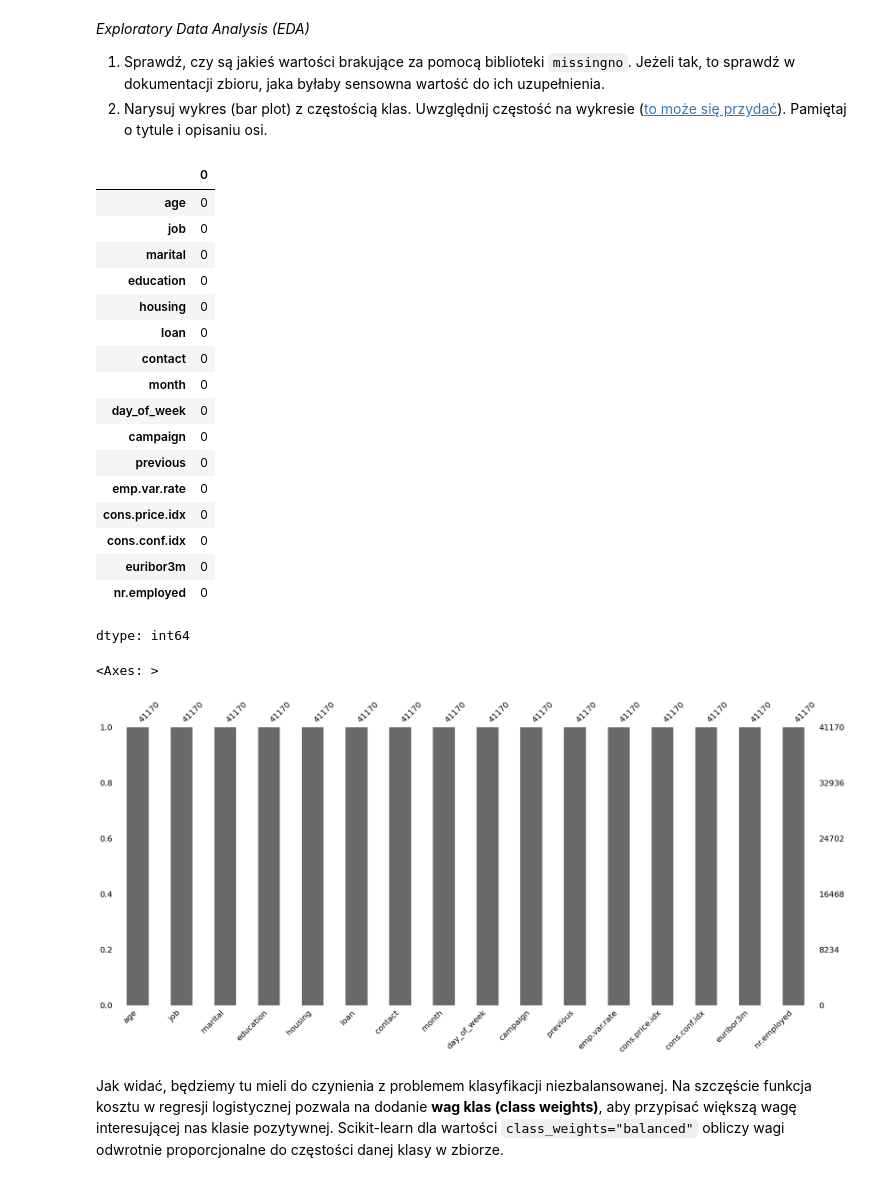
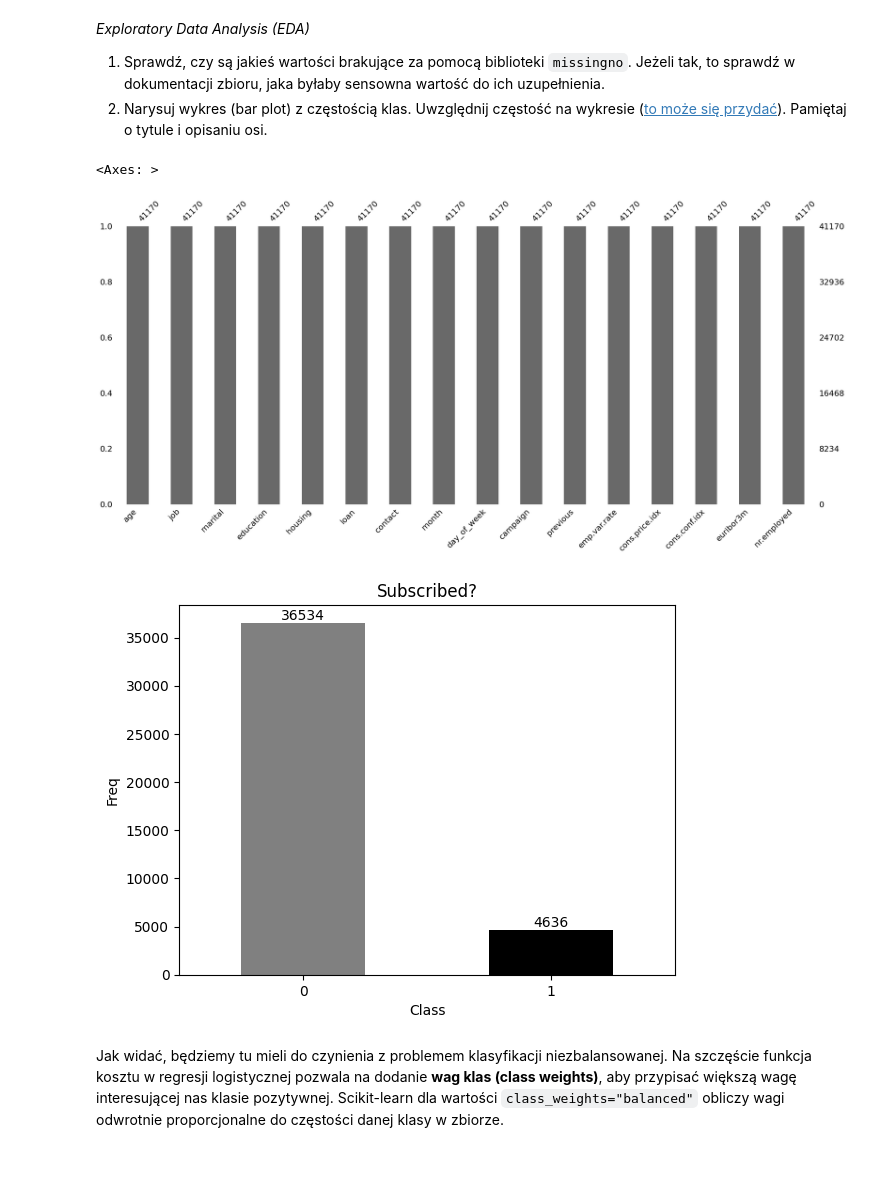
Before and after one commit to WWarzecha/Algorithms-and-Data-Structures, a Jupyter notebook: lab1/lab_1.ipynb, the cells around one changed output. Saved outputs shown, nothing was run; the diff lists cells and outputs as text; code cells hidden in the pictures.

```diff
--- a/lab1/lab_1.ipynb
+++ b/lab1/lab_1.ipynb
@@ -1174,33 +1174,23 @@ y = y.astype({"y": np.int64})
 # plot missing values
 import missingno as msno
 
-df.isnull().sum()
+msno.bar(df)
 # %% [output]
-|  | 0 |
-| age | 0 |
-| job | 0 |
-| marital | 0 |
-| education | 0 |
-| housing | 0 |
-| loan | 0 |
-| contact | 0 |
-| month | 0 |
-| day_of_week | 0 |
-| campaign | 0 |
-| previous | 0 |
-| emp.var.rate | 0 |
-| cons.price.idx | 0 |
-| cons.conf.idx | 0 |
-| euribor3m | 0 |
-| nr.employed | 0 |
-dtype: int64
+<Axes: >
+[figure, added]
-# %%
-# plot class frequencies
-
-msno.bar(df)
-# %% [output]
-<Axes: >
-[figure, removed]
+# %%
+y_freq = y.value_counts()
+ax = y_freq.plot(kind='bar', rot=0, color=['grey', 'black'])
+ax.set_title("Subscribed?")
+ax.set_xlabel("Class")
+ax.set_ylabel("Freq")
+
+for container in ax.containers:
+    ax.bar_label(container, fmt='%d', label_type='edge')
+
+plt.show()
+# %% [output]
+[figure, added]
 # %% [markdown]
 Jak widać, będziemy tu mieli do czynienia z problemem klasyfikacji niezbalansowanej. Na szczęście funkcja kosztu w regresji logistycznej pozwala na dodanie **wag klas (class weights)**, aby przypisać większą wagę interesującej nas klasie pozytywnej. Scikit-learn dla wartości `class_weights="balanced"` obliczy wagi odwrotnie proporcjonalne do częstości danej klasy w zbiorze.
 # %% [markdown]
```
Also changed, not shown: parts of 12 cells of this notebook.
